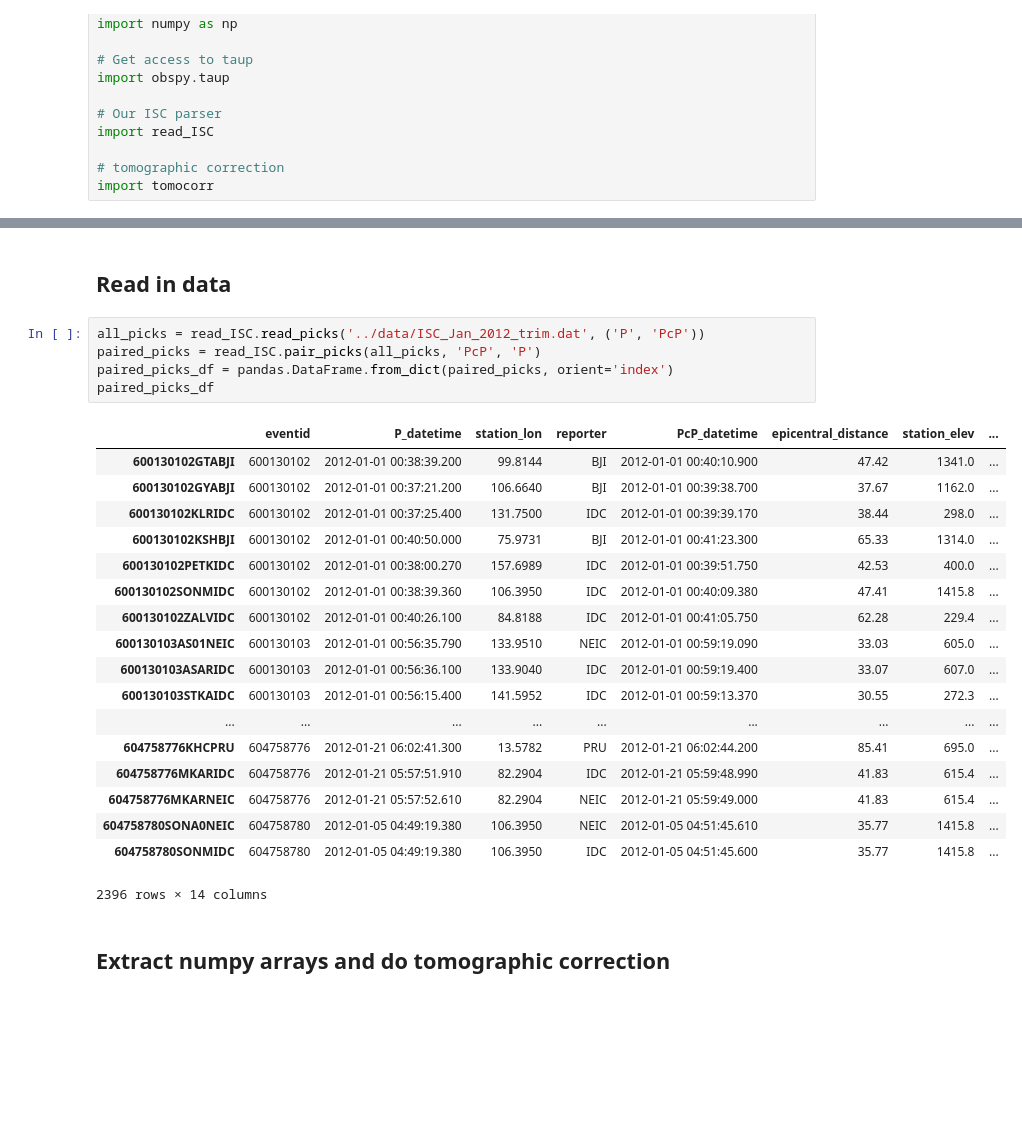
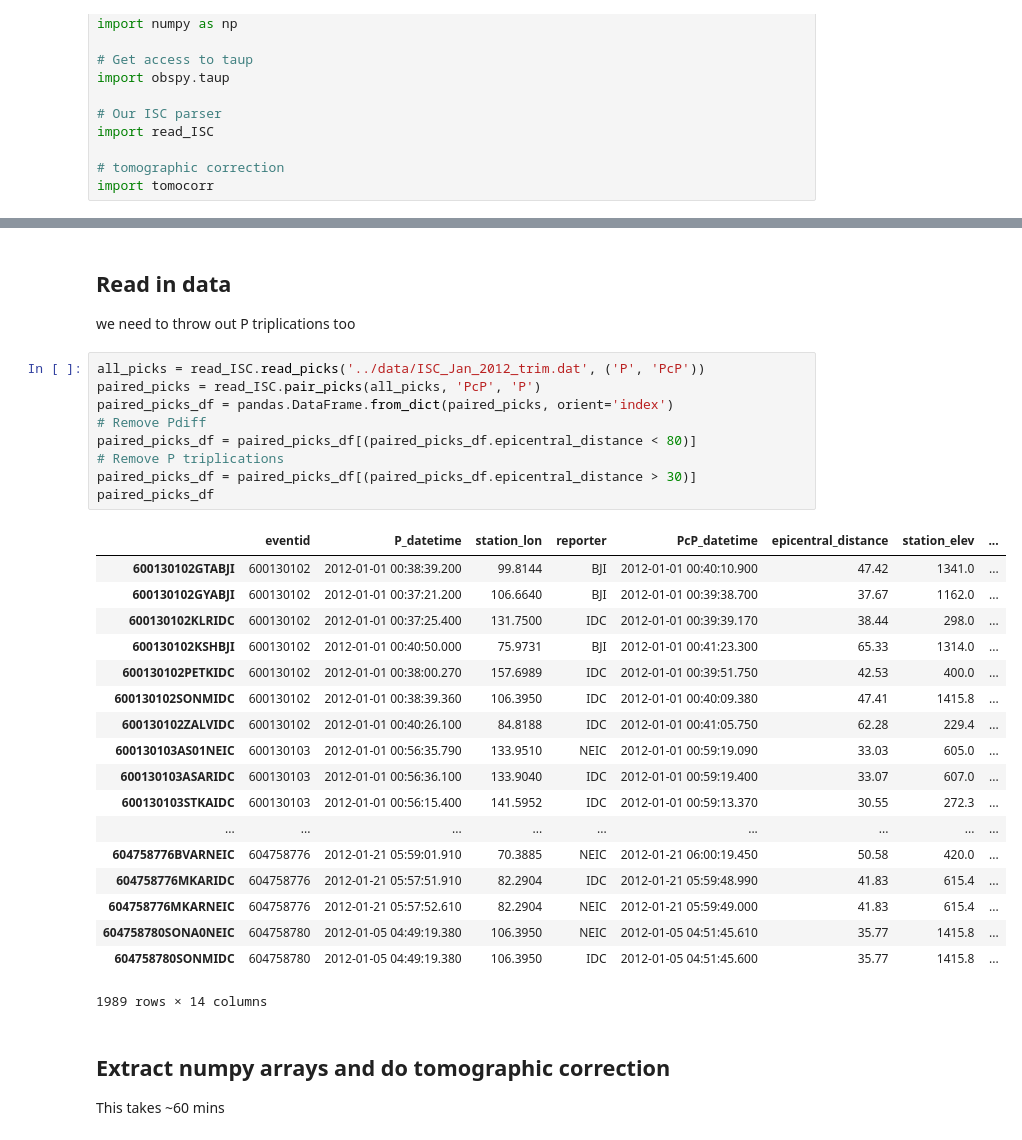
Before and after one commit to andreww/cmb_summer_project, a Jupyter notebook: module_introductions/Tomocor.ipynb, the cells around one changed output, grey strips where cells are left out. Saved outputs shown, nothing was run; the diff lists cells and outputs as text; blank space fills up the shorter version.

```diff
--- a/module_introductions/Tomocor.ipynb
+++ b/module_introductions/Tomocor.ipynb
@@ -24,31 +45,37 @@ import tomocorr
 # %% [markdown]
 ## Read in data
+we need to throw out P triplications too
 # %%
 all_picks = read_ISC.read_picks('../data/ISC_Jan_2012_trim.dat', ('P', 'PcP'))
 paired_picks = read_ISC.pair_picks(all_picks, 'PcP', 'P')
 paired_picks_df = pandas.DataFrame.from_dict(paired_picks, orient='index')
+# Remove Pdiff
+paired_picks_df = paired_picks_df[(paired_picks_df.epicentral_distance < 80)]
+# Remove P triplications
+paired_picks_df = paired_picks_df[(paired_picks_df.epicentral_distance > 30)]
 paired_picks_df
 # %% [output]
 |  | eventid | P_datetime | station_lon | reporter | PcP_datetime | epicentral_distance | station_elev | ... |
 | 600130102GTABJI | 600130102 | 2012-01-01 00:38:39.200 | 99.8144 | BJI | 2012-01-01 00:40:10.900 | 47.42 | 1341.0 | ... |
 | 600130102GYABJI | 600130102 | 2012-01-01 00:37:21.200 | 106.6640 | BJI | 2012-01-01 00:39:38.700 | 37.67 | 1162.0 | ... |
 | 600130102KLRIDC | 600130102 | 2012-01-01 00:37:25.400 | 131.7500 | IDC | 2012-01-01 00:39:39.170 | 38.44 | 298.0 | ... |
 | 600130102KSHBJI | 600130102 | 2012-01-01 00:40:50.000 | 75.9731 | BJI | 2012-01-01 00:41:23.300 | 65.33 | 1314.0 | ... |
 | 600130102PETKIDC | 600130102 | 2012-01-01 00:38:00.270 | 157.6989 | IDC | 2012-01-01 00:39:51.750 | 42.53 | 400.0 | ... |
 | 600130102SONMIDC | 600130102 | 2012-01-01 00:38:39.360 | 106.3950 | IDC | 2012-01-01 00:40:09.380 | 47.41 | 1415.8 | ... |
 | 600130102ZALVIDC | 600130102 | 2012-01-01 00:40:26.100 | 84.8188 | IDC | 2012-01-01 00:41:05.750 | 62.28 | 229.4 | ... |
 | 600130103AS01NEIC | 600130103 | 2012-01-01 00:56:35.790 | 133.9510 | NEIC | 2012-01-01 00:59:19.090 | 33.03 | 605.0 | ... |
 | 600130103ASARIDC | 600130103 | 2012-01-01 00:56:36.100 | 133.9040 | IDC | 2012-01-01 00:59:19.400 | 33.07 | 607.0 | ... |
 | 600130103STKAIDC | 600130103 | 2012-01-01 00:56:15.400 | 141.5952 | IDC | 2012-01-01 00:59:13.370 | 30.55 | 272.3 | ... |
 | ... | ... | ... | ... | ... | ... | ... | ... | ... |
-| 604758776KHCPRU | 604758776 | 2012-01-21 06:02:41.300 | 13.5782 | PRU | 2012-01-21 06:02:44.200 | 85.41 | 695.0 | ... |
+| 604758776BVARNEIC | 604758776 | 2012-01-21 05:59:01.910 | 70.3885 | NEIC | 2012-01-21 06:00:19.450 | 50.58 | 420.0 | ... |
 | 604758776MKARIDC | 604758776 | 2012-01-21 05:57:51.910 | 82.2904 | IDC | 2012-01-21 05:59:48.990 | 41.83 | 615.4 | ... |
 | 604758776MKARNEIC | 604758776 | 2012-01-21 05:57:52.610 | 82.2904 | NEIC | 2012-01-21 05:59:49.000 | 41.83 | 615.4 | ... |
 | 604758780SONA0NEIC | 604758780 | 2012-01-05 04:49:19.380 | 106.3950 | NEIC | 2012-01-05 04:51:45.610 | 35.77 | 1415.8 | ... |
 | 604758780SONMIDC | 604758780 | 2012-01-05 04:49:19.380 | 106.3950 | IDC | 2012-01-05 04:51:45.600 | 35.77 | 1415.8 | ... |
-2396 rows × 14 columns
+1989 rows × 14 columns
 # %% [markdown]
 ## Extract numpy arrays and do tomographic correction
+This takes ~60 mins
 # %%
 # Pull out the data as numpy arrays
 snam = paired_picks_df['station'].as_matrix()
```
Also changed, not shown: parts of 7 cells of this notebook, 1 other file.
